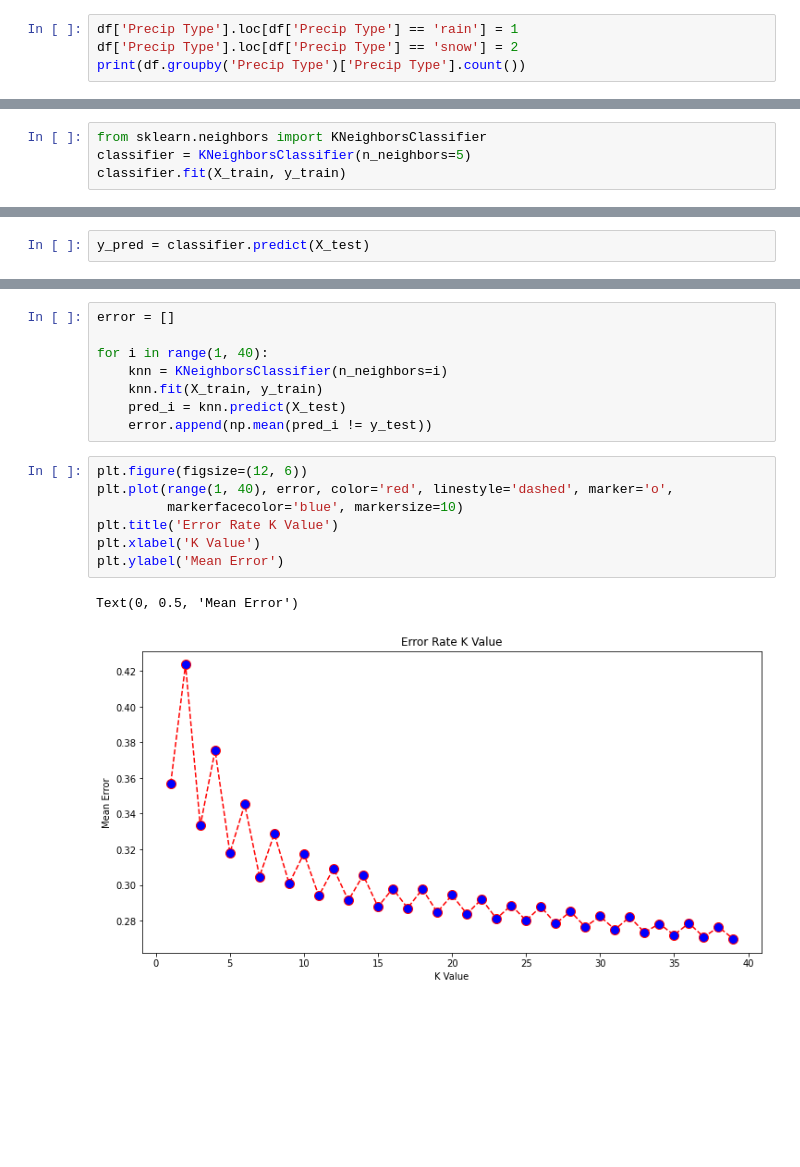
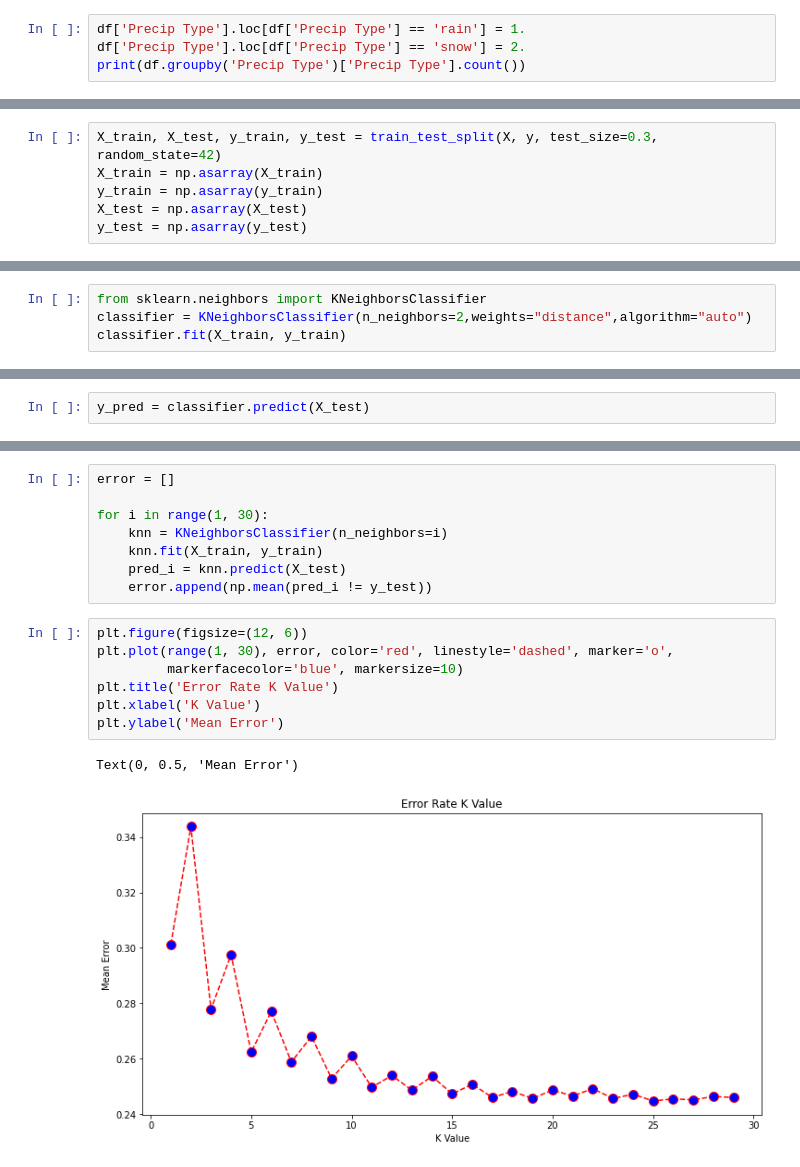
Before and after one commit to CrosRichardCH/ECE532-Project, a Jupyter notebook: project.ipynb, the cells around one changed output, grey strips where cells are left out. Cells and saved outputs as stored; diff of their text form; blank space fills up the shorter version.

```diff
--- a/project.ipynb
+++ b/project.ipynb
@@ -73,8 +84,8 @@ rain    85224
 snow    10712
 Name: Precip Type, dtype: int64
 # %%
-df['Precip Type'].loc[df['Precip Type'] == 'rain'] = 1
-df['Precip Type'].loc[df['Precip Type'] == 'snow'] = 2
+df['Precip Type'].loc[df['Precip Type'] == 'rain'] = 1.
+df['Precip Type'].loc[df['Precip Type'] == 'snow'] = 2.
 print(df.groupby('Precip Type')['Precip Type'].count())
 # %% [output]
 Precip Type
@@ -198,3 +210,9 @@ X_test.shape
+# %%
+X_train, X_test, y_train, y_test = train_test_split(X, y, test_size=0.3, random_state=42)
+X_train = np.asarray(X_train)
+y_train = np.asarray(y_train)
+X_test = np.asarray(X_test)
+y_test = np.asarray(y_test)
 # %% [markdown]
 # linear classifier
 # %%
@@ -452,6 +359,6 @@ y_train = y_train.astype('int')
 y_test = y_test.astype('int')
 # %%
 from sklearn.neighbors import KNeighborsClassifier
-classifier = KNeighborsClassifier(n_neighbors=5)
+classifier = KNeighborsClassifier(n_neighbors=2,weights="distance",algorithm="auto")
 classifier.fit(X_train, y_train)
 # %% [output]
@@ -476,18 +383,18 @@ weighted avg       0.68      0.68      0.68     28781
 # %%
 error = []
 
-for i in range(1, 40):
+for i in range(1, 30):
     knn = KNeighborsClassifier(n_neighbors=i)
     knn.fit(X_train, y_train)
     pred_i = knn.predict(X_test)
     error.append(np.mean(pred_i != y_test))
 # %%
 plt.figure(figsize=(12, 6))
-plt.plot(range(1, 40), error, color='red', linestyle='dashed', marker='o',
+plt.plot(range(1, 30), error, color='red', linestyle='dashed', marker='o',
          markerfacecolor='blue', markersize=10)
 plt.title('Error Rate K Value')
 plt.xlabel('K Value')
 plt.ylabel('Mean Error')
 # %% [output]
 Text(0, 0.5, 'Mean Error')
-[figure, old version]
+[figure, new version]
```
Also changed, not shown: parts of 30 cells of this notebook.
